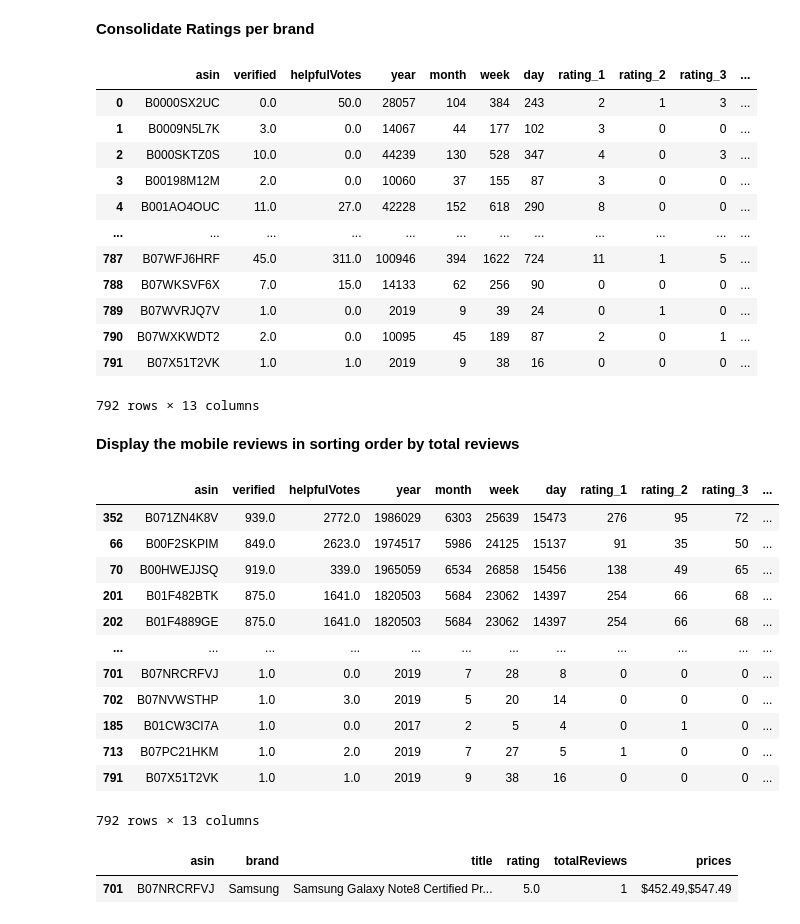
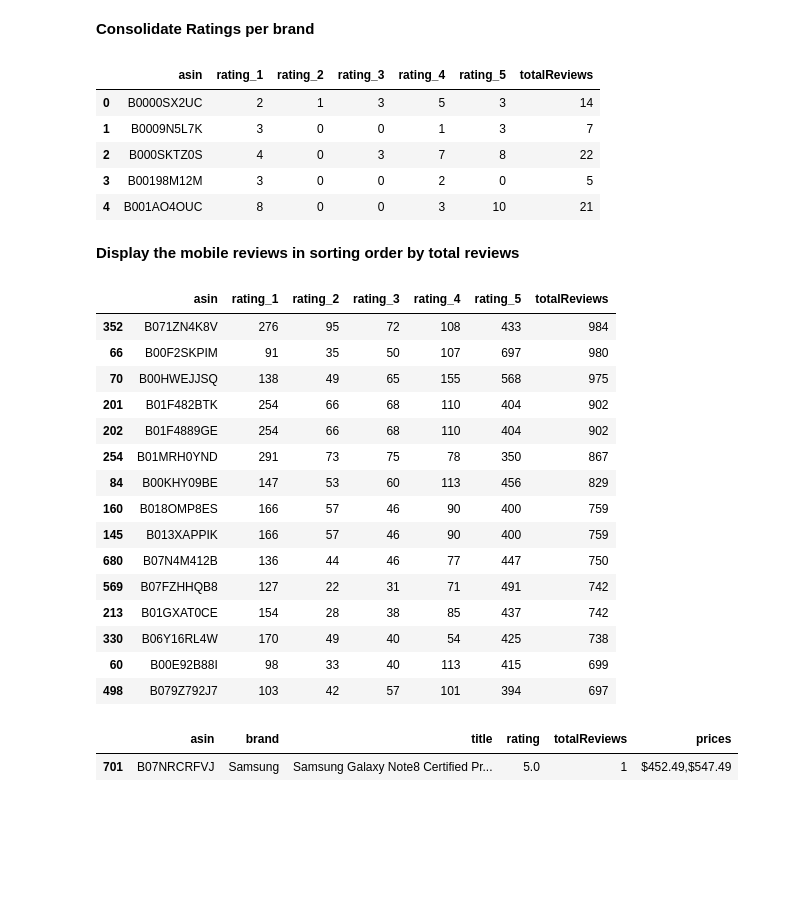
Before and after one commit to ksranjith786/python, a Jupyter notebook: insaid/Project/AmazonCellPhoneReviews/AmazonCellPhoneReview.ipynb, the cells around one changed output. Drawn from its saved outputs; the diff is of its cells as text; code cells hidden in the pictures; blank space fills up the shorter version.

Commit message:
linked items vs reviews

```diff
--- a/insaid/Project/AmazonCellPhoneReviews/AmazonCellPhoneReview.ipynb
+++ b/insaid/Project/AmazonCellPhoneReviews/AmazonCellPhoneReview.ipynb
@@ -298,4 +295,4 @@ reviews.groupby(['asin', 'rating']).count().reset_index()
 3206 rows × 10 columns
 # %%
 reviews_rated = pd.get_dummies(data=reviews, columns=['rating'], dtype='int').groupby('asin').sum().reset_index()
-reviews_rated
+reviews_rated.drop(labels=['verified', 'helpfulVotes', 'year', 'month', 'week', 'day'], axis=1, inplace=True)
@@ -318,40 +301,36 @@ reviews_rated
 # %%
 #reviews_rated['totalReviews'] = reviews_rated['rating_1'] + reviews_rated['rating_2'] + reviews_rated['rating_3'] + reviews_rated['rating_4'] + reviews_rated['rating_5']
 reviews_rated['totalReviews'] = reviews_rated[['rating_1', 'rating_2', 'rating_3', 'rating_4', 'rating_5']].sum(axis=1)
-reviews_rated
+reviews_rated.head()
 #print(reviews_rated.totalReviews[reviews_rated.asin == 'B004H23JXW']) # supposed to be 348
 # %% [output]
-|  | asin | verified | helpfulVotes | year | month | week | day | rating_1 | rating_2 | rating_3 | ... |
-| 0 | B0000SX2UC | 0.0 | 50.0 | 28057 | 104 | 384 | 243 | 2 | 1 | 3 | ... |
-| 1 | B0009N5L7K | 3.0 | 0.0 | 14067 | 44 | 177 | 102 | 3 | 0 | 0 | ... |
-| 2 | B000SKTZ0S | 10.0 | 0.0 | 44239 | 130 | 528 | 347 | 4 | 0 | 3 | ... |
-| 3 | B00198M12M | 2.0 | 0.0 | 10060 | 37 | 155 | 87 | 3 | 0 | 0 | ... |
-| 4 | B001AO4OUC | 11.0 | 27.0 | 42228 | 152 | 618 | 290 | 8 | 0 | 0 | ... |
-| ... | ... | ... | ... | ... | ... | ... | ... | ... | ... | ... | ... |
-| 787 | B07WFJ6HRF | 45.0 | 311.0 | 100946 | 394 | 1622 | 724 | 11 | 1 | 5 | ... |
-| 788 | B07WKSVF6X | 7.0 | 15.0 | 14133 | 62 | 256 | 90 | 0 | 0 | 0 | ... |
-| 789 | B07WVRJQ7V | 1.0 | 0.0 | 2019 | 9 | 39 | 24 | 0 | 1 | 0 | ... |
-| 790 | B07WXKWDT2 | 2.0 | 0.0 | 10095 | 45 | 189 | 87 | 2 | 0 | 1 | ... |
-| 791 | B07X51T2VK | 1.0 | 1.0 | 2019 | 9 | 38 | 16 | 0 | 0 | 0 | ... |
+|  | asin | rating_1 | rating_2 | rating_3 | rating_4 | rating_5 | totalReviews |
+| 0 | B0000SX2UC | 2 | 1 | 3 | 5 | 3 | 14 |
+| 1 | B0009N5L7K | 3 | 0 | 0 | 1 | 3 | 7 |
+| 2 | B000SKTZ0S | 4 | 0 | 3 | 7 | 8 | 22 |
+| 3 | B00198M12M | 3 | 0 | 0 | 2 | 0 | 5 |
+| 4 | B001AO4OUC | 8 | 0 | 0 | 3 | 10 | 21 |
-792 rows × 13 columns
 # %% [markdown]
 **Display the mobile reviews in sorting order by total reviews**
 # %%
-reviews_rated.sort_values(by = 'totalReviews', ascending=False)
+reviews_rated.sort_values(by = 'totalReviews', ascending=False).head(15)
 # %% [output]
-|  | asin | verified | helpfulVotes | year | month | week | day | rating_1 | rating_2 | rating_3 | ... |
-| 352 | B071ZN4K8V | 939.0 | 2772.0 | 1986029 | 6303 | 25639 | 15473 | 276 | 95 | 72 | ... |
-| 66 | B00F2SKPIM | 849.0 | 2623.0 | 1974517 | 5986 | 24125 | 15137 | 91 | 35 | 50 | ... |
-| 70 | B00HWEJJSQ | 919.0 | 339.0 | 1965059 | 6534 | 26858 | 15456 | 138 | 49 | 65 | ... |
-| 201 | B01F482BTK | 875.0 | 1641.0 | 1820503 | 5684 | 23062 | 14397 | 254 | 66 | 68 | ... |
-| 202 | B01F4889GE | 875.0 | 1641.0 | 1820503 | 5684 | 23062 | 14397 | 254 | 66 | 68 | ... |
-| ... | ... | ... | ... | ... | ... | ... | ... | ... | ... | ... | ... |
-| 701 | B07NRCRFVJ | 1.0 | 0.0 | 2019 | 7 | 28 | 8 | 0 | 0 | 0 | ... |
-| 702 | B07NVWSTHP | 1.0 | 3.0 | 2019 | 5 | 20 | 14 | 0 | 0 | 0 | ... |
-| 185 | B01CW3CI7A | 1.0 | 0.0 | 2017 | 2 | 5 | 4 | 0 | 1 | 0 | ... |
-| 713 | B07PC21HKM | 1.0 | 2.0 | 2019 | 7 | 27 | 5 | 1 | 0 | 0 | ... |
-| 791 | B07X51T2VK | 1.0 | 1.0 | 2019 | 9 | 38 | 16 | 0 | 0 | 0 | ... |
+|  | asin | rating_1 | rating_2 | rating_3 | rating_4 | rating_5 | totalReviews |
+| 352 | B071ZN4K8V | 276 | 95 | 72 | 108 | 433 | 984 |
+| 66 | B00F2SKPIM | 91 | 35 | 50 | 107 | 697 | 980 |
+| 70 | B00HWEJJSQ | 138 | 49 | 65 | 155 | 568 | 975 |
+| 201 | B01F482BTK | 254 | 66 | 68 | 110 | 404 | 902 |
+| 202 | B01F4889GE | 254 | 66 | 68 | 110 | 404 | 902 |
+| 254 | B01MRH0YND | 291 | 73 | 75 | 78 | 350 | 867 |
+| 84 | B00KHY09BE | 147 | 53 | 60 | 113 | 456 | 829 |
+| 160 | B018OMP8ES | 166 | 57 | 46 | 90 | 400 | 759 |
+| 145 | B013XAPPIK | 166 | 57 | 46 | 90 | 400 | 759 |
+| 680 | B07N4M412B | 136 | 44 | 46 | 77 | 447 | 750 |
+| 569 | B07FZHHQB8 | 127 | 22 | 31 | 71 | 491 | 742 |
+| 213 | B01GXAT0CE | 154 | 28 | 38 | 85 | 437 | 742 |
+| 330 | B06Y16RL4W | 170 | 49 | 40 | 54 | 425 | 738 |
+| 60 | B00E92B88I | 98 | 33 | 40 | 113 | 415 | 699 |
+| 498 | B079Z792J7 | 103 | 42 | 57 | 101 | 394 | 697 |
-792 rows × 13 columns
 # %%
 items[items.asin == 'B07NRCRFVJ']
 # %% [output]
```
Also changed, not shown: parts of 9 cells of this notebook.
